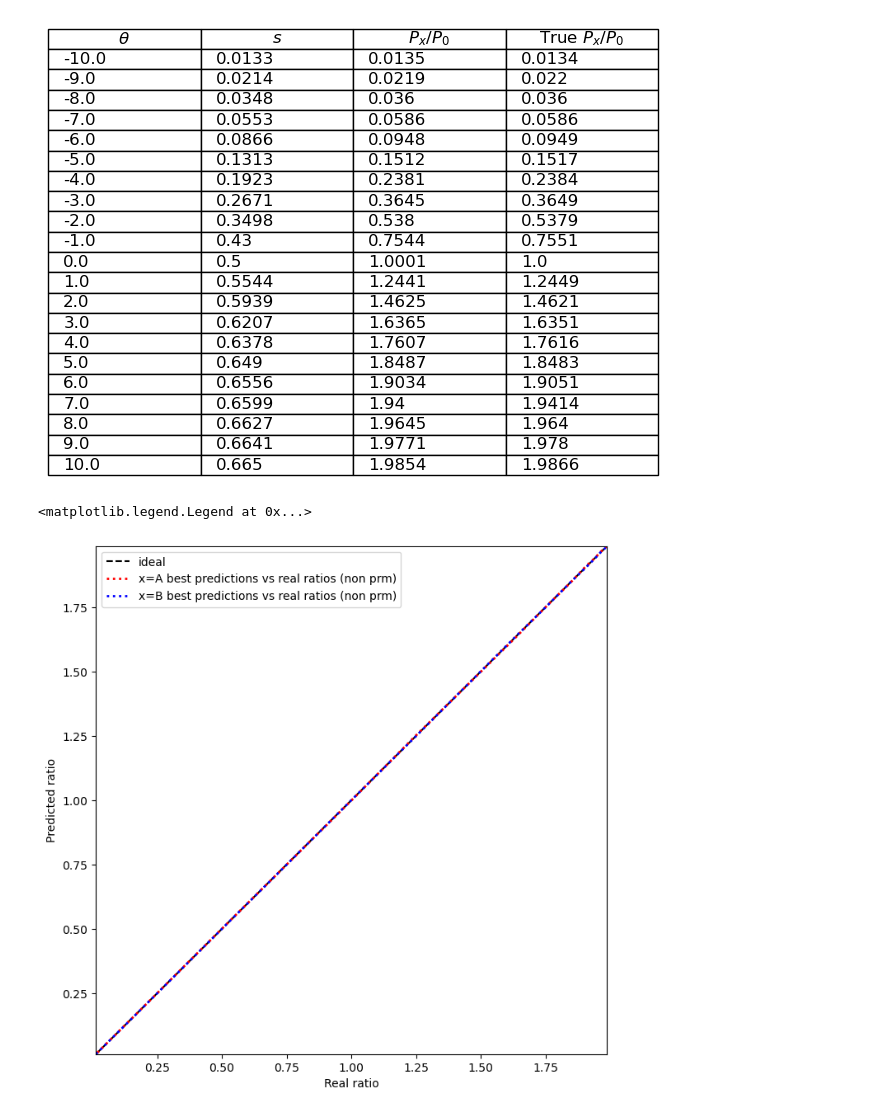
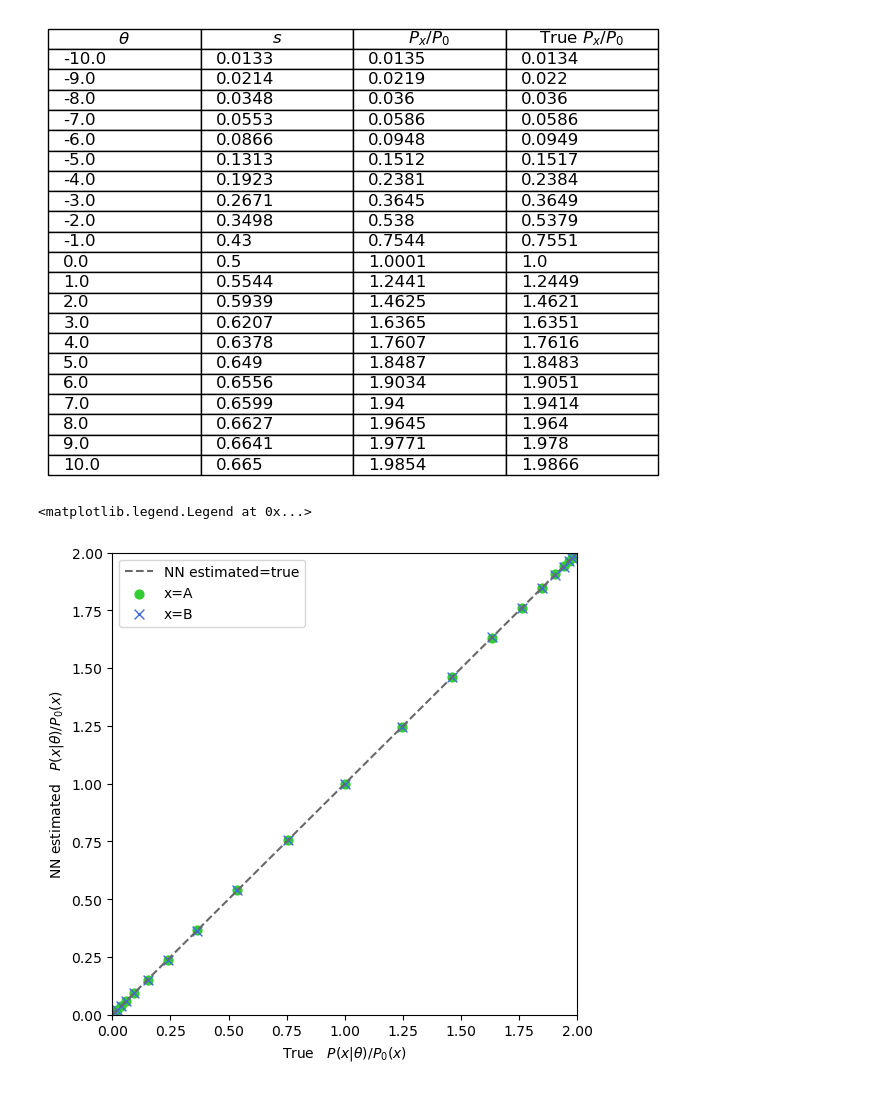
Before and after one commit to taehyounpark/higgs-offshell-interpretation, a Jupyter notebook: classifier-nn-toy.ipynb, the cells around one changed output. Drawn from its saved outputs; the diff is of its cells as text; code cells hidden in the pictures.

```diff
--- a/classifier-nn-toy.ipynb
+++ b/classifier-nn-toy.ipynb
@@ -364,24 +320,21 @@ fig.tight_layout()
 plt.show()
 # %% [output]
 [figure]
-# %%
-plt.figure(figsize=(8,8))
-
-min_val = np.min(np.array([t_3_1,t_3_2,t_4_1,t_4_2]))
-max_val = np.max(np.array([t_3_1,t_3_2,t_4_1,t_4_2]))
-
-lnspc = np.linspace(min_val, max_val, 100)
-
-plt.plot(lnspc, lnspc, 'k', linestyle='--', label='ideal')
-plt.plot(t_4_1, t_3_1, marker='', color='r', linestyle=':', linewidth=2, label='x=A best predictions vs real ratios (non prm)')
-plt.plot(t_4_2, t_3_2, marker='', color='b', linestyle=':', linewidth=2, label='x=B best predictions vs real ratios (non prm)')
-
-plt.ylabel('Predicted ratio')
-plt.xlabel('Real ratio')
-plt.xlim(min_val,max_val)
-plt.ylim(min_val,max_val)
-plt.legend()
-# %% [output]
-<matplotlib.legend.Legend at 0x...>
-[figure, removed]
+# %%
+plt.figure(figsize=(6,6))
+
+lnspc = np.linspace(0.0, 2.0, 100)
+
+plt.plot(lnspc, lnspc, color='dimgray', linestyle='--', label='NN estimated=true')
+plt.scatter(t_4_1, t_3_1, s=40, color='limegreen', linewidth=1, label='x=A')
+plt.scatter(t_4_2, t_3_2, s=50, marker='x', color='royalblue', linewidth=1, label='x=B')
+
+plt.ylabel(u'NN estimated   $P(x|\\theta)/P_0(x)$')
+plt.xlabel('True   $P(x|\\theta)/P_0(x)$')
+plt.xlim(0.0,2.0)
+plt.ylim(0.0,2.0)
+plt.legend()
+# %% [output]
+<matplotlib.legend.Legend at 0x...>
+[figure, added]
 # %%
```
Also changed, not shown: parts of 10 cells of this notebook, 14 other files.
